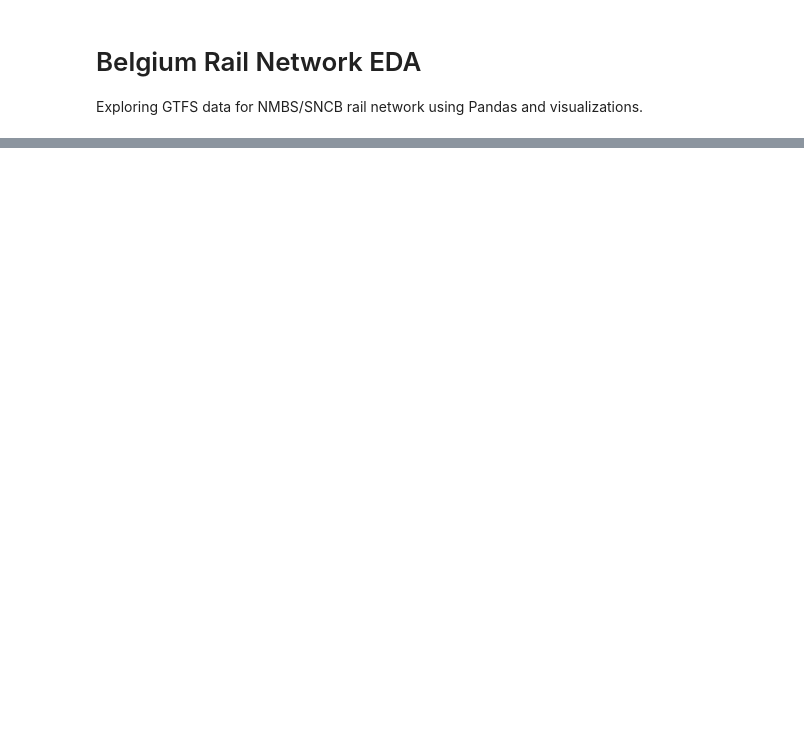
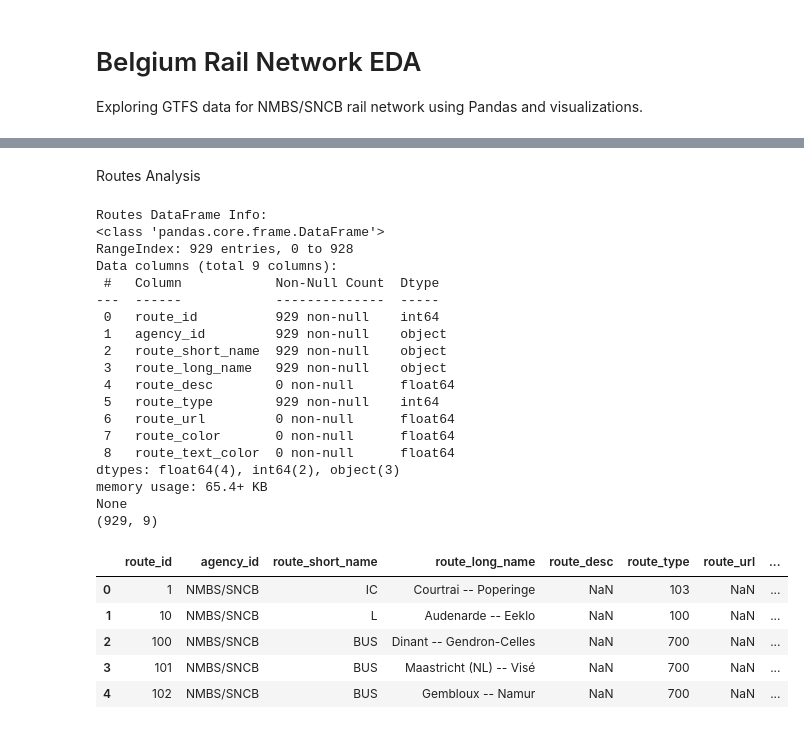
Before and after one commit to Praneesh-Sharma/belgium-rail-gtfs, a Jupyter notebook: eda.ipynb, the cells around one changed output, grey strips where cells are left out. Drawn from its saved outputs; the diff is of its cells as text; code cells hidden in the pictures; blank space fills up the shorter version.

```diff
--- a/eda.ipynb
+++ b/eda.ipynb
@@ -100,0 +50,37 @@ plt.show()
+# %% [markdown]
+Routes Analysis
+# %%
+routes = pd.read_csv('data/routes.txt')
+
+# Inspect routes.txt
+print("\nRoutes DataFrame Info:")
+print(routes.info())
+print(routes.shape)
+
+routes.head()
+# %% [output]
+Routes DataFrame Info:
+<class 'pandas.core.frame.DataFrame'>
+RangeIndex: 929 entries, 0 to 928
+Data columns (total 9 columns):
+ #   Column            Non-Null Count  Dtype
+---  ------            --------------  -----
+ 0   route_id          929 non-null    int64
+ 1   agency_id         929 non-null    object
+ 2   route_short_name  929 non-null    object
+ 3   route_long_name   929 non-null    object
+ 4   route_desc        0 non-null      float64
+ 5   route_type        929 non-null    int64
+ 6   route_url         0 non-null      float64
+ 7   route_color       0 non-null      float64
+ 8   route_text_color  0 non-null      float64
+dtypes: float64(4), int64(2), object(3)
+memory usage: 65.4+ KB
+None
+(929, 9)
+|  | route_id | agency_id | route_short_name | route_long_name | route_desc | route_type | route_url | ... |
+| 0 | 1 | NMBS/SNCB | IC | Courtrai -- Poperinge | NaN | 103 | NaN | ... |
+| 1 | 10 | NMBS/SNCB | L | Audenarde -- Eeklo | NaN | 100 | NaN | ... |
+| 2 | 100 | NMBS/SNCB | BUS | Dinant -- Gendron-Celles | NaN | 700 | NaN | ... |
+| 3 | 101 | NMBS/SNCB | BUS | Maastricht (NL) -- Visé | NaN | 700 | NaN | ... |
+| 4 | 102 | NMBS/SNCB | BUS | Gembloux -- Namur | NaN | 700 | NaN | ... |
```
Also changed, not shown: parts of 16 cells of this notebook, 1 other file.
